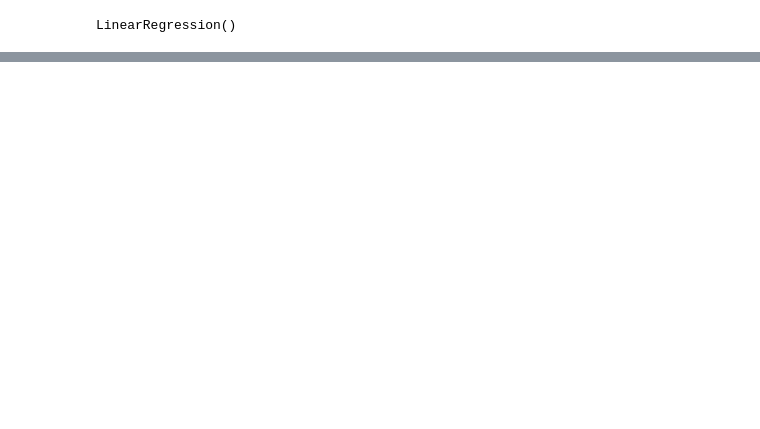
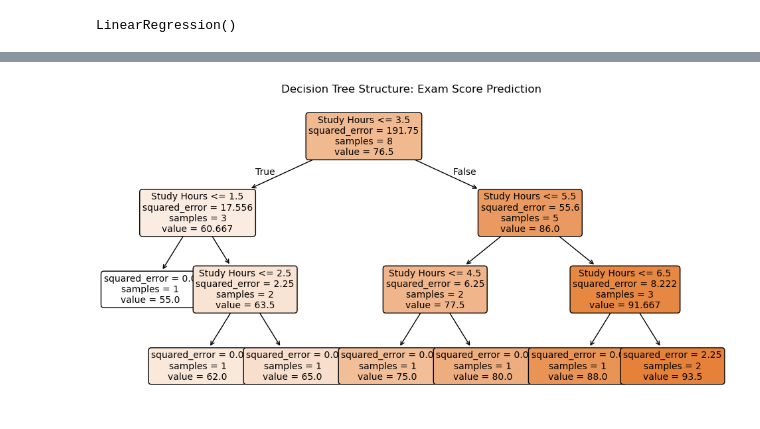
Before and after one commit to sayeedarefin/PHITRON_ML_AI, a Jupyter notebook: lab.ipynb, the cells around one changed output, grey strips where cells are left out. Cells and saved outputs as stored; diff of their text form; code cells hidden in the pictures; blank space fills up the shorter version.

```diff
--- a/lab.ipynb
+++ b/lab.ipynb
@@ -31,0 +121,28 @@ plt.show()
+# %%
+import numpy as np
+import matplotlib.pyplot as plt
+from sklearn.tree import DecisionTreeRegressor, plot_tree
+
+# 1. Prepare Data: Study Hours (X) vs. Exam Score (y)
+X_train = np.array([[1], [2], [3], [4], [5], [6], [7], [8]])
+y_train = np.array([55, 62, 65, 75, 80, 88, 92, 95])
+
+
+
+# 2. Train the Model (limit depth to 3 for easier visualization)
+model = DecisionTreeRegressor(max_depth=3)
+model.fit(X_train, y_train)
+
+# 3. Visualize the Tree Structure
+plt.figure(figsize=(12, 6))
+plot_tree(model,
+          feature_names=["Study Hours"],
+          filled=True,
+          rounded=True,
+          fontsize=10)
+plt.title("Decision Tree Structure: Exam Score Prediction")
+plt.show()
+
+example = pd.DataFrame({'Feature1': [5.1, 6.2],})
+# %% [output]
+[figure, added]
```
Also changed, not shown: parts of 9 cells of this notebook.
